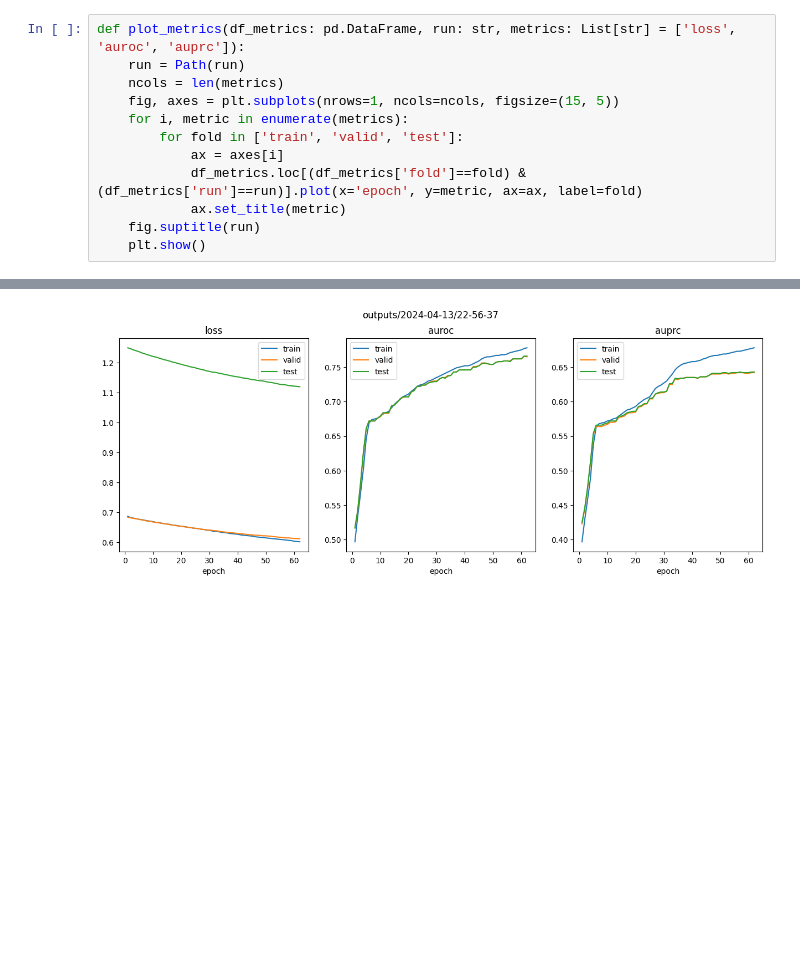
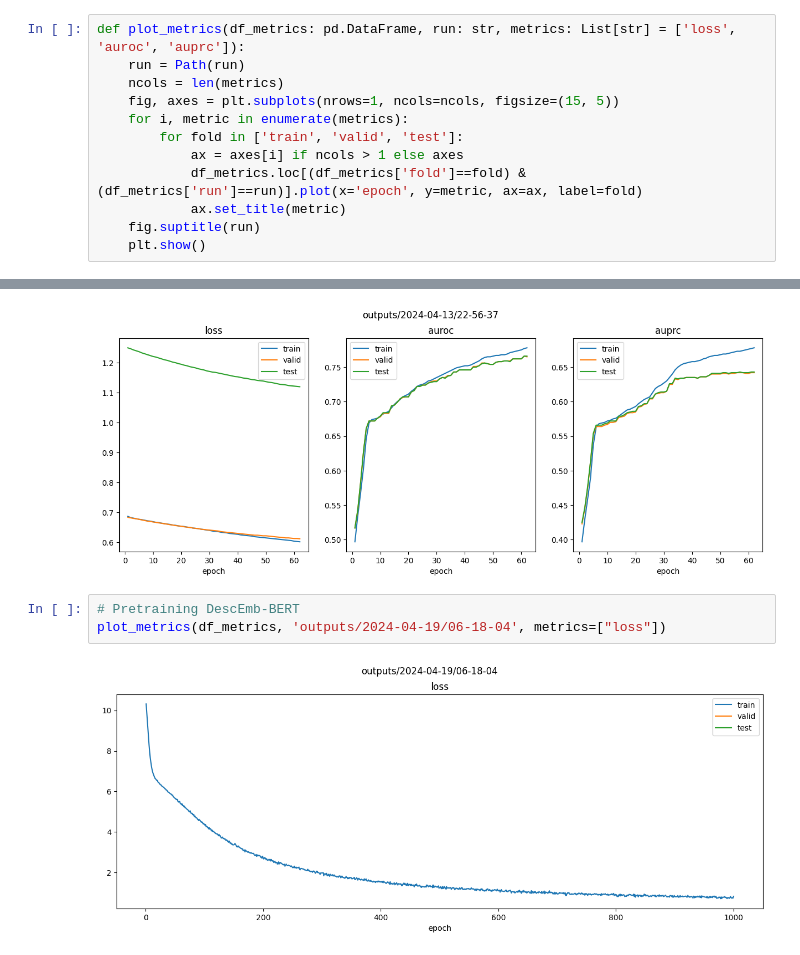
Before and after one commit to constantinkappel/dlh_project, a Jupyter notebook: 04_Collating_Training_Results.ipynb, the cells around one changed output, grey strips where cells are left out. Drawn from its saved outputs; the diff is of its cells as text; blank space fills up the shorter version.

Commit message:
Successfully pre-trained DescEmb-BERT and DescEmb-RNN

```diff
--- a/04_Collating_Training_Results.ipynb
+++ b/04_Collating_Training_Results.ipynb
@@ -191,7 +191,7 @@ def plot_metrics(df_metrics: pd.DataFrame, run: str, metrics: List[str] = ['loss
     fig, axes = plt.subplots(nrows=1, ncols=ncols, figsize=(15, 5))
     for i, metric in enumerate(metrics):
         for fold in ['train', 'valid', 'test']:
-            ax = axes[i]
+            ax = axes[i] if ncols > 1 else axes
             df_metrics.loc[(df_metrics['fold']==fold) & (df_metrics['run']==run)].plot(x='epoch', y=metric, ax=ax, label=fold)
             ax.set_title(metric)
     fig.suptitle(run)
@@ -200,3 +200,8 @@ def plot_metrics(df_metrics: pd.DataFrame, run: str, metrics: List[str] = ['loss
 plot_metrics(df_metrics, 'outputs/2024-04-13/22-56-37')
 # %% [output]
 [figure]
+# %%
+# Pretraining DescEmb-BERT
+plot_metrics(df_metrics, 'outputs/2024-04-19/06-18-04', metrics=["loss"])
+# %% [output]
+[figure, added]
```
Also changed, not shown: parts of 4 cells of this notebook, 3 other files.
